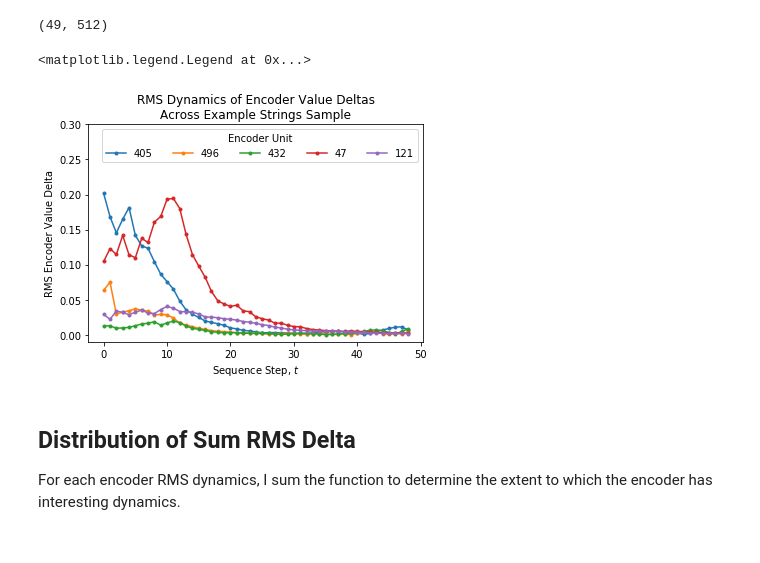
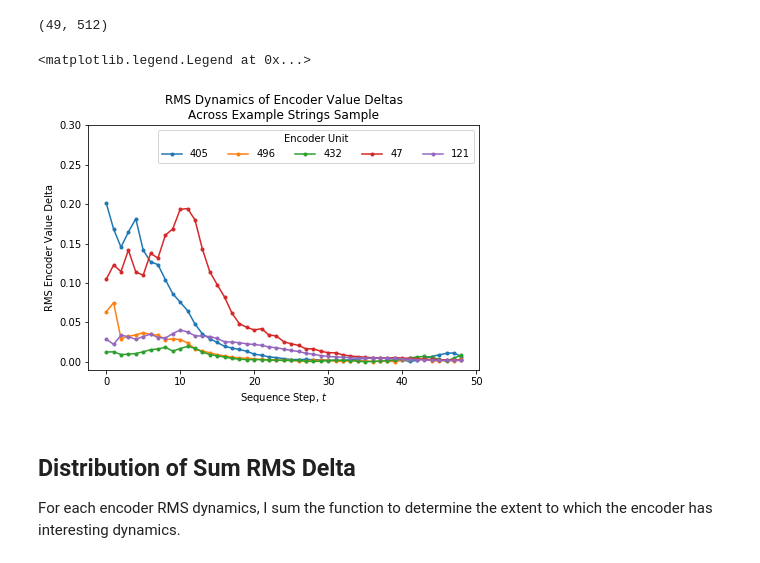
Before and after one commit to matthagy/rnn_polymer, a Jupyter notebook: poc_rnn_polymer.ipynb, the cells around one changed output. Drawn from its saved outputs; the diff is of its cells as text; code cells hidden in the pictures.

Commit message:
updated figures

```diff
--- a/poc_rnn_polymer.ipynb
+++ b/poc_rnn_polymer.ipynb
@@ -210,7 +228,7 @@ validation.inputs[:10]
 def compute_lstm_sequence_for_input(input_string):
     return intermediate_layer_model.predict(encode(input_string))[0]
 
-lstm_sequences = [compute_lstm_sequence_for_input(i) for i in tqdm(validation.inputs)]
+lstm_sequences = [compute_lstm_sequence_for_input(x) for x in tqdm(validation.inputs)]
 # %%
 lstm_sequences = np.array(lstm_sequences)
 lstm_sequences.shape
@@ -228,16 +246,17 @@ lstm_rms_delta.shape
 (49, 512)
 # %%
 # Plot the RMS dynamics for a random sample of encoders
+plt.figure(figsize=(7,4.5))
 for index in random_encoder_indices:
     plt.plot(lstm_rms_delta[::, index], marker='.', label=str(index))
 plt.xlabel('Sequence Step, $t$')
 plt.ylabel('RMS Encoder Value Delta')
 plt.title('RMS Dynamics of Encoder Value Deltas\nAcross Example Strings Sample')
 plt.ylim(-0.01, 0.3)
 plt.legend(loc='upper right', title='Encoder Unit', ncol=5)
 # %% [output]
 <matplotlib.legend.Legend at 0x...>
-[figure, old version]
+[figure, new version]
 # %% [markdown]
 ## Distribution of Sum RMS Delta
 For each encoder RMS dynamics, I sum the function to determine the extent to which the encoder has interesting dynamics.
```
Also changed, not shown: parts of 5 cells of this notebook.
